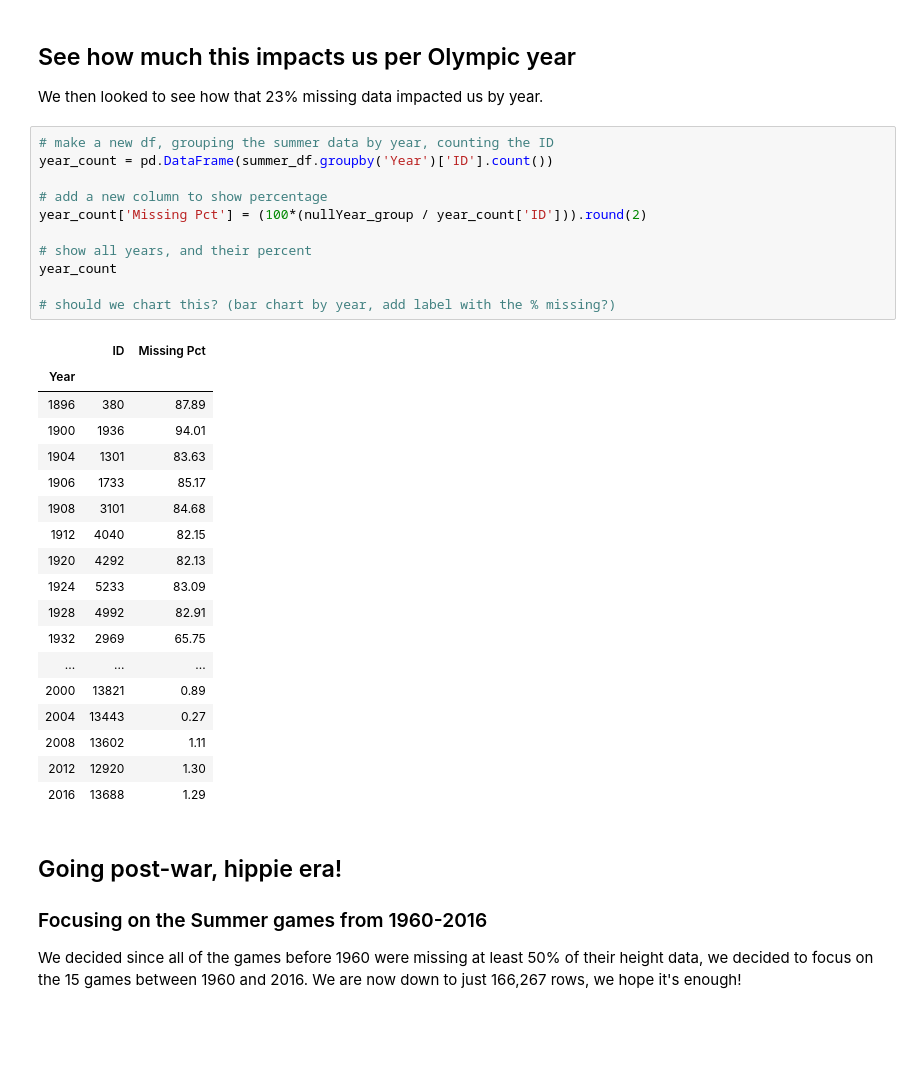
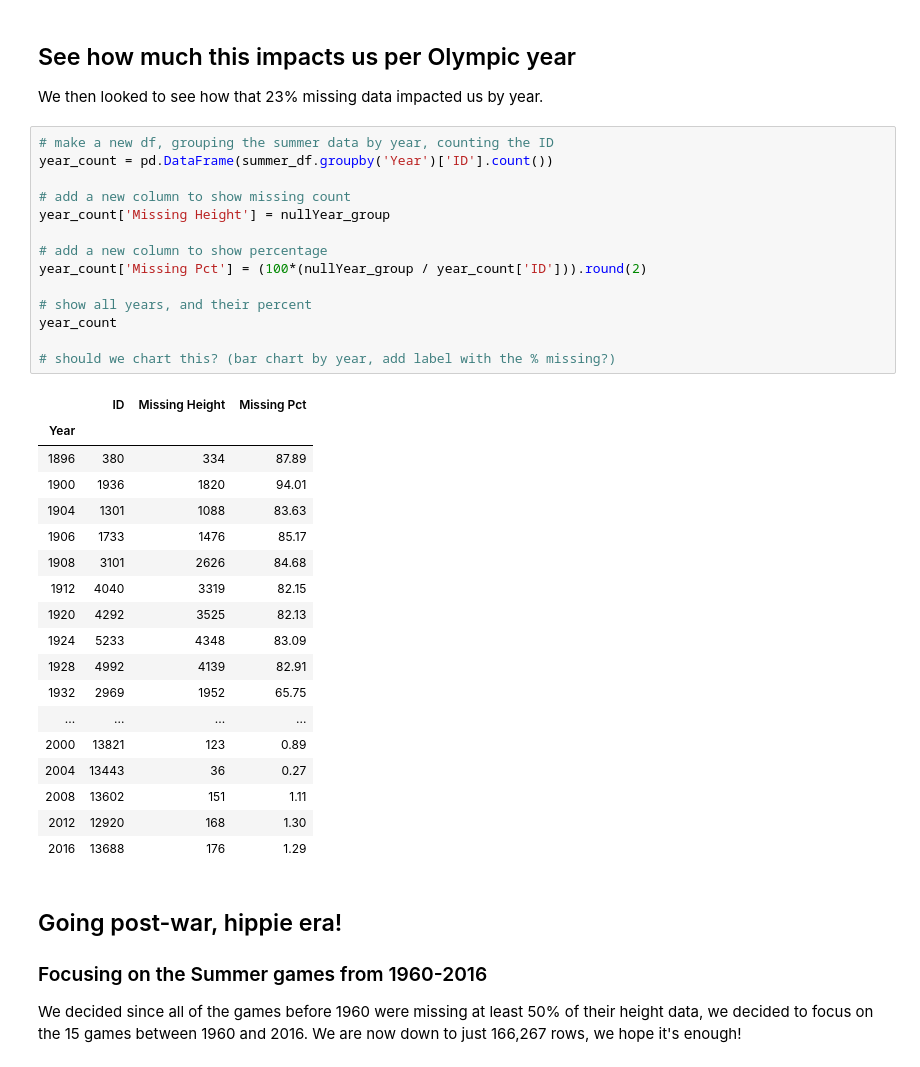
Before and after one commit to dowripple/ProjectOneRepo_JeremyKasieMichael, a Jupyter notebook: notebooks/olympicHeights.ipynb, the cells around one changed output. Saved outputs shown, nothing was run; the diff lists cells and outputs as text; blank space fills up the shorter version.

```diff
--- a/notebooks/olympicHeights.ipynb
+++ b/notebooks/olympicHeights.ipynb
@@ -121,33 +121,36 @@ We then looked to see how that 23% missing data impacted us by year.
 # %%
 # make a new df, grouping the summer data by year, counting the ID
 year_count = pd.DataFrame(summer_df.groupby('Year')['ID'].count())
+
+# add a new column to show missing count
+year_count['Missing Height'] = nullYear_group
 
 # add a new column to show percentage
 year_count['Missing Pct'] = (100*(nullYear_group / year_count['ID'])).round(2)
 
 # show all years, and their percent
 year_count
 
 # should we chart this? (bar chart by year, add label with the % missing?)
 # %% [output]
-|  | ID | Missing Pct |
-| Year |  |  |
-| 1896 | 380 | 87.89 |
-| 1900 | 1936 | 94.01 |
-| 1904 | 1301 | 83.63 |
-| 1906 | 1733 | 85.17 |
-| 1908 | 3101 | 84.68 |
-| 1912 | 4040 | 82.15 |
-| 1920 | 4292 | 82.13 |
-| 1924 | 5233 | 83.09 |
-| 1928 | 4992 | 82.91 |
-| 1932 | 2969 | 65.75 |
-| ... | ... | ... |
-| 2000 | 13821 | 0.89 |
-| 2004 | 13443 | 0.27 |
-| 2008 | 13602 | 1.11 |
-| 2012 | 12920 | 1.30 |
-| 2016 | 13688 | 1.29 |
+|  | ID | Missing Height | Missing Pct |
+| Year |  |  |  |
+| 1896 | 380 | 334 | 87.89 |
+| 1900 | 1936 | 1820 | 94.01 |
+| 1904 | 1301 | 1088 | 83.63 |
+| 1906 | 1733 | 1476 | 85.17 |
+| 1908 | 3101 | 2626 | 84.68 |
+| 1912 | 4040 | 3319 | 82.15 |
+| 1920 | 4292 | 3525 | 82.13 |
+| 1924 | 5233 | 4348 | 83.09 |
+| 1928 | 4992 | 4139 | 82.91 |
+| 1932 | 2969 | 1952 | 65.75 |
+| ... | ... | ... | ... |
+| 2000 | 13821 | 123 | 0.89 |
+| 2004 | 13443 | 36 | 0.27 |
+| 2008 | 13602 | 151 | 1.11 |
+| 2012 | 12920 | 168 | 1.30 |
+| 2016 | 13688 | 176 | 1.29 |
 # %% [markdown]
 ## Going post-war, hippie era!
 ### Focusing on the Summer games from 1960-2016
```
Also changed, not shown: parts of 3 cells of this notebook.
